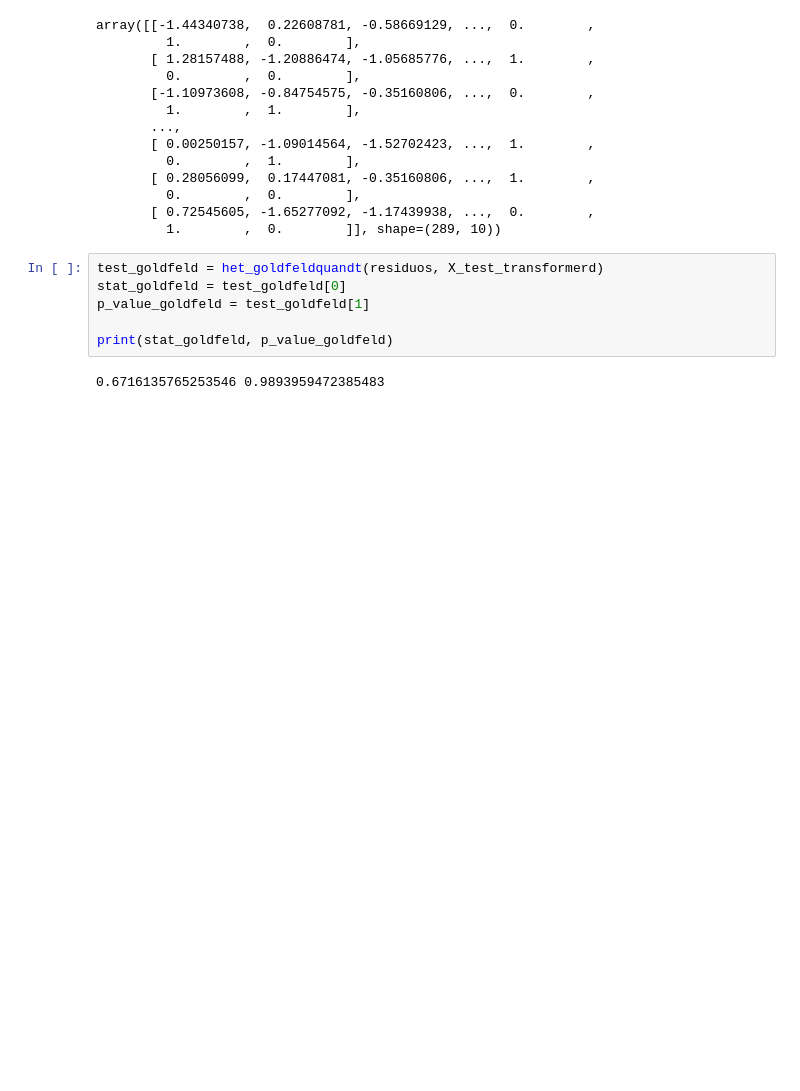
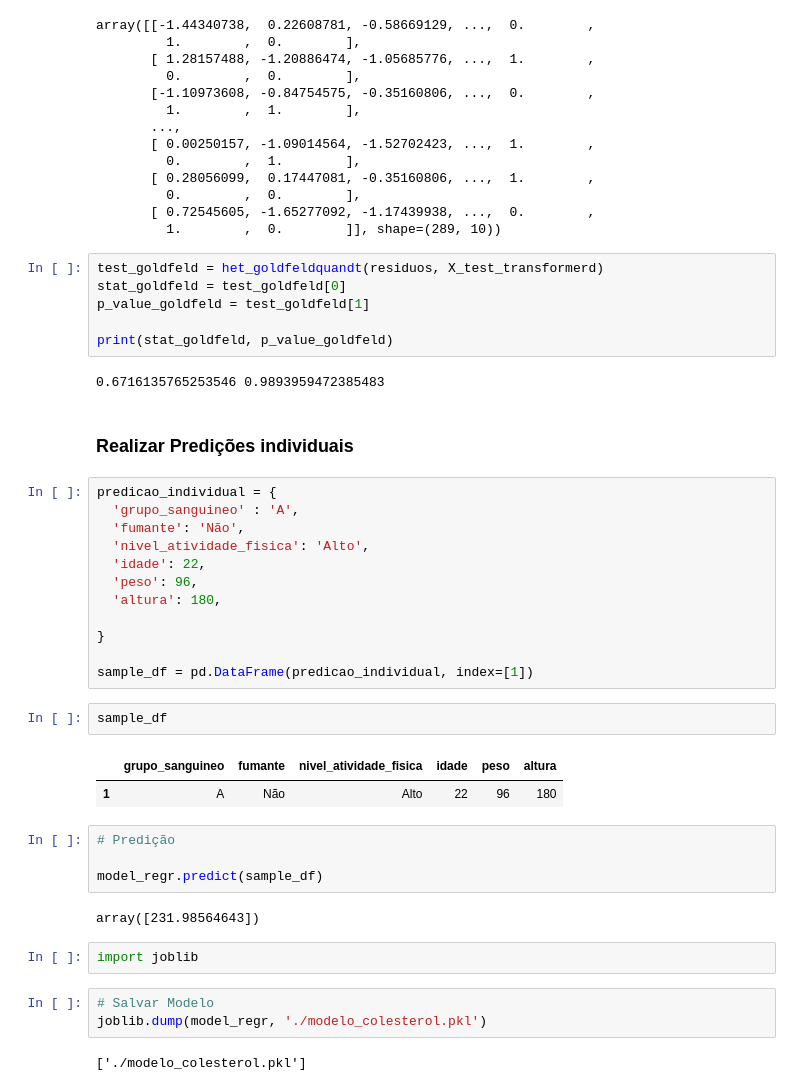
Before and after one commit to lilkirito22/aprendizado_machine_learning, a Jupyter notebook: Regressao_linear_multipla/modelo_colesterol.ipynb, the cells around one changed output. Cells and saved outputs as stored; diff of their text form; blank space fills up the shorter version.

```diff
--- a/Regressao_linear_multipla/modelo_colesterol.ipynb
+++ b/Regressao_linear_multipla/modelo_colesterol.ipynb
@@ -599,3 +599,35 @@ p_value_goldfeld = test_goldfeld[1]
 print(stat_goldfeld, p_value_goldfeld)
 # %% [output]
 0.6716135765253546 0.9893959472385483
+# %% [markdown]
+### Realizar Predições individuais
+# %%
+predicao_individual = {
+  'grupo_sanguineo' : 'A',
+  'fumante': 'Não',
+  'nivel_atividade_fisica': 'Alto',
+  'idade': 22,
+  'peso': 96,
+  'altura': 180,
+
+}
+
+sample_df = pd.DataFrame(predicao_individual, index=[1])
+# %%
+sample_df
+# %% [output]
+|  | grupo_sanguineo | fumante | nivel_atividade_fisica | idade | peso | altura |
+| 1 | A | Não | Alto | 22 | 96 | 180 |
+# %%
+# Predição
+
+model_regr.predict(sample_df)
+# %% [output]
+array([231.98564643])
+# %%
+import joblib
+# %%
+# Salvar Modelo
+joblib.dump(model_regr, './modelo_colesterol.pkl')
+# %% [output]
+['./modelo_colesterol.pkl']
```
Also changed, not shown: 1 other file.
